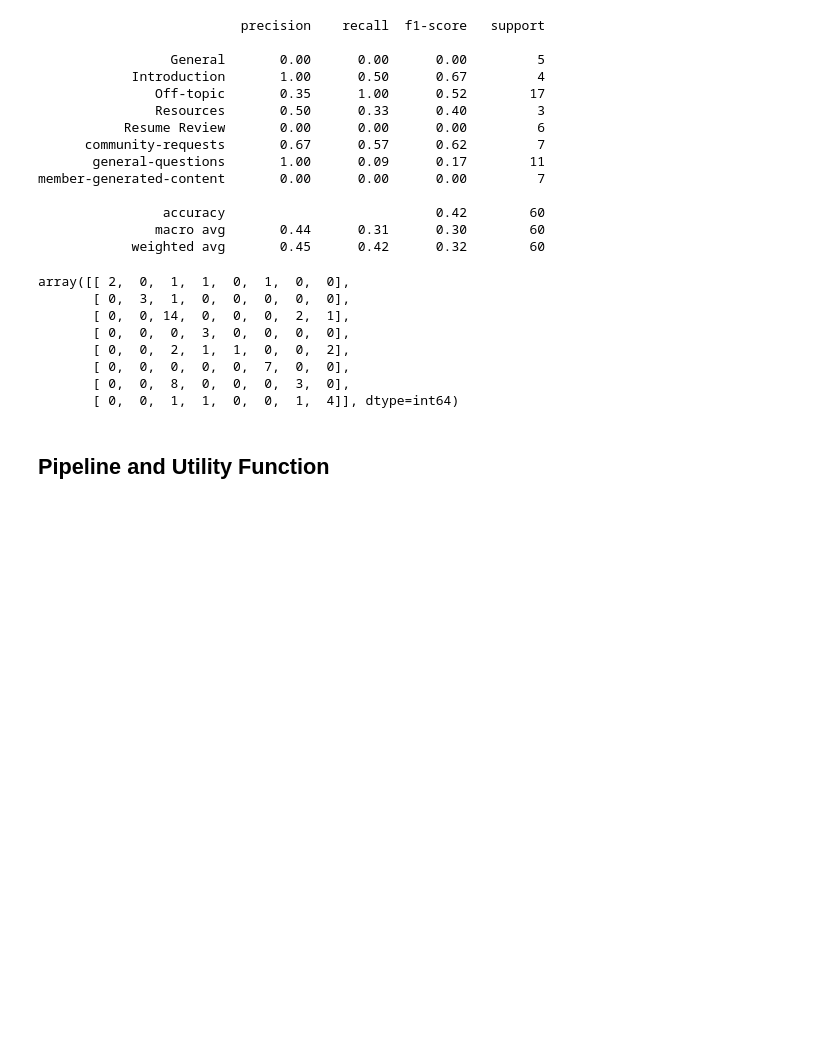
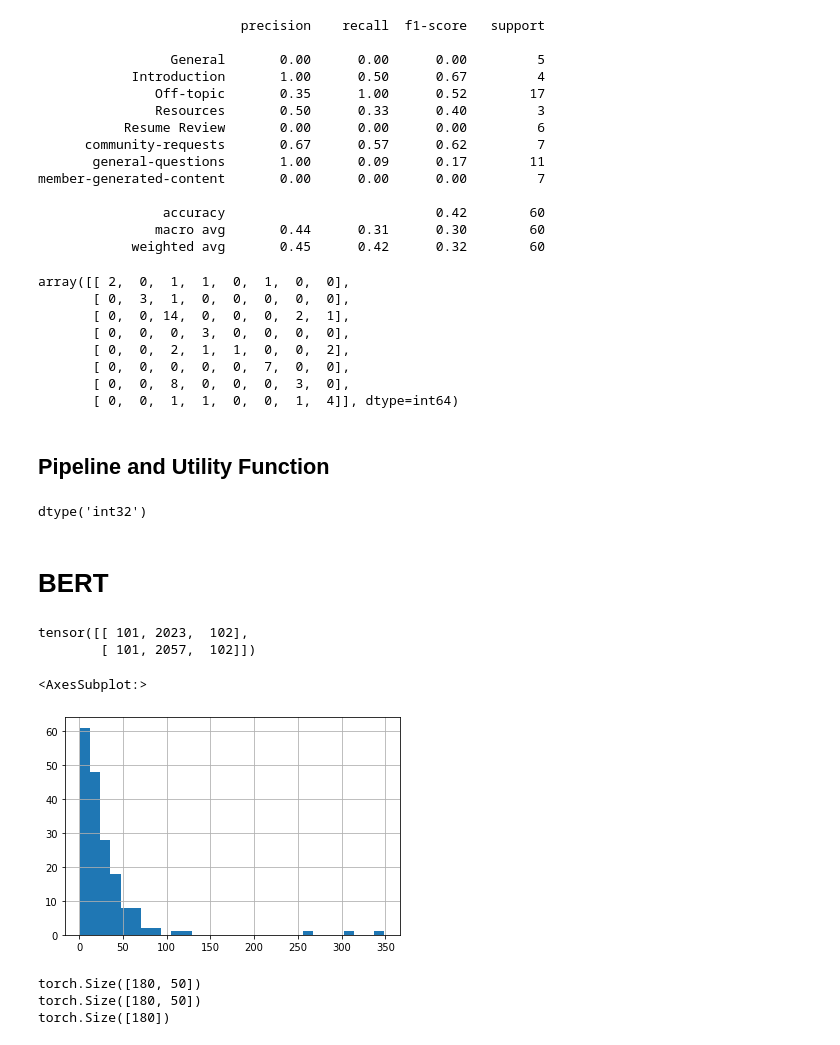
Before and after one commit to KevinC2020/aml-1, a Jupyter notebook: AML 1.ipynb, the cells around one changed output. Saved outputs shown, nothing was run; the diff lists cells and outputs as text; code cells hidden in the pictures; blank space fills up the shorter version.

Commit message:
Add BERT in the scripts

```diff
--- a/AML 1.ipynb
+++ b/AML 1.ipynb
@@ -583,3 +595,27 @@ X_train, X_test, y_train, y_test = train_test_split(
 grid_search.fit(X_train,y_train)
 
 grid_search.best_score_
+# %%
+label.dtype
+# %% [output]
+dtype('int32')
+# %% [markdown]
+# BERT
+# %%
+le = preprocessing.LabelEncoder()
+
+label = le.fit_transform(df_raw['Channel'])
+# label = label.astype('long')
+
+X_train, X_temp, y_train, y_temp = train_test_split(
+    df_raw['Utterance'], label, test_size=0.4, random_state=412,stratify=label)
+
+
+X_test, X_val, y_test, y_val = train_test_split(
+    X_temp, y_temp, test_size=0.5, random_state=412,stratify=y_temp)
+
+# import BERT-base pretrained model
+bert = AutoModel.from_pretrained('bert-base-uncased')
+
+# Load the BERT tokenizer
+tokenizer = BertTokenizerFast.from_pretrained('bert-base-uncased')
@@ -585,0 +629,15 @@ grid_search.best_score_
+# %%
+train_seq = torch.tensor(tokens_sa['input_ids'])
+train_mask = torch.tensor(tokens_sa['attention_mask'])
+train_seq
+# %% [output]
+tensor([[ 101, 2023,  102],
+        [ 101, 2057,  102]])
+# %%
+# get length of all the messages in the train set
+seq_len = [len(i.split()) for i in X_train]
+
+pd.Series(seq_len).hist(bins = 30)
+# %% [output]
+<AxesSubplot:>
+[figure, added]
@@ -585,0 +688,8 @@ grid_search.best_score_
+# %%
+print(train_mask.shape)
+print(train_seq.shape)
+print(train_y.shape)
+# %% [output]
+torch.Size([180, 50])
+torch.Size([180, 50])
+torch.Size([180])
```
Also changed, not shown: parts of 21 cells of this notebook, 1 other file.
